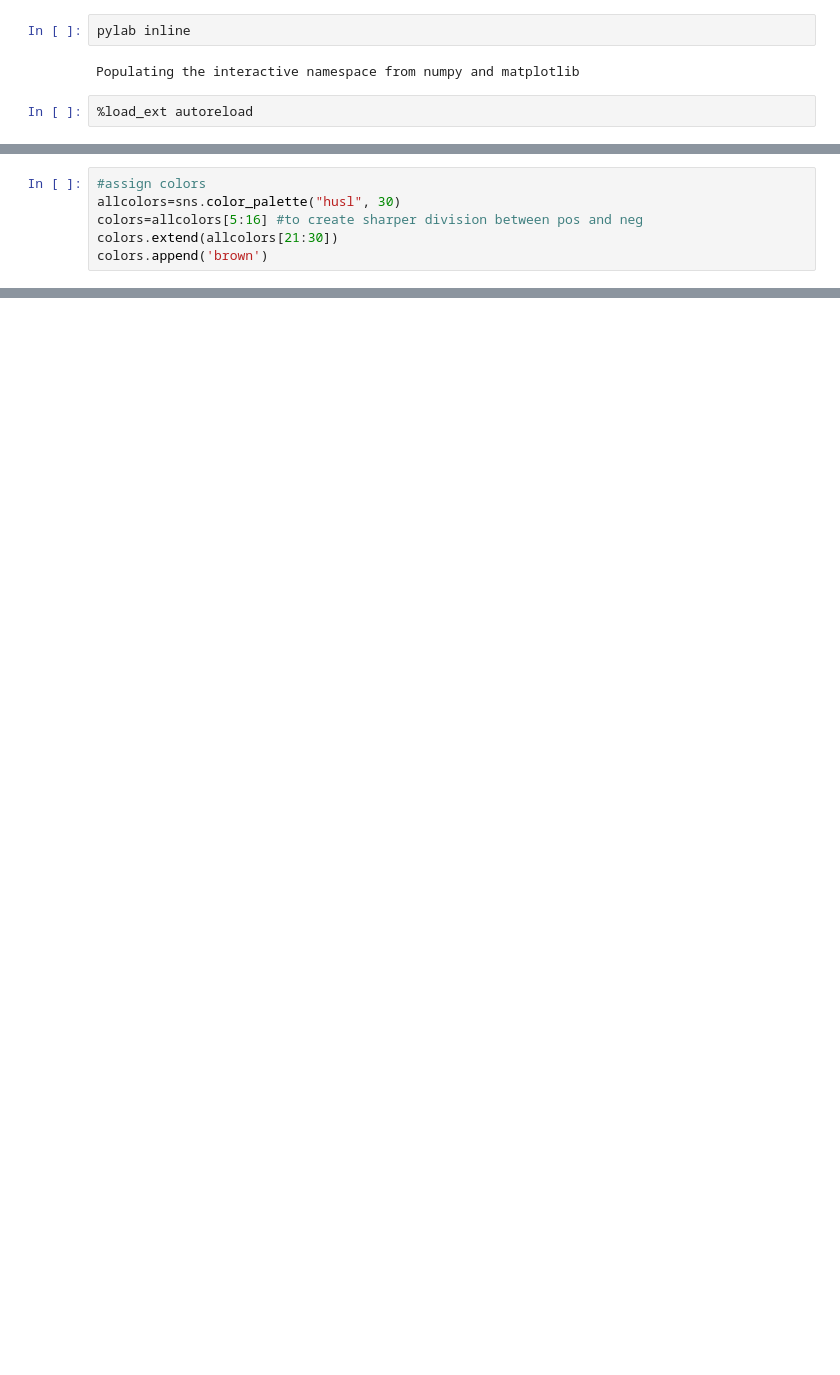
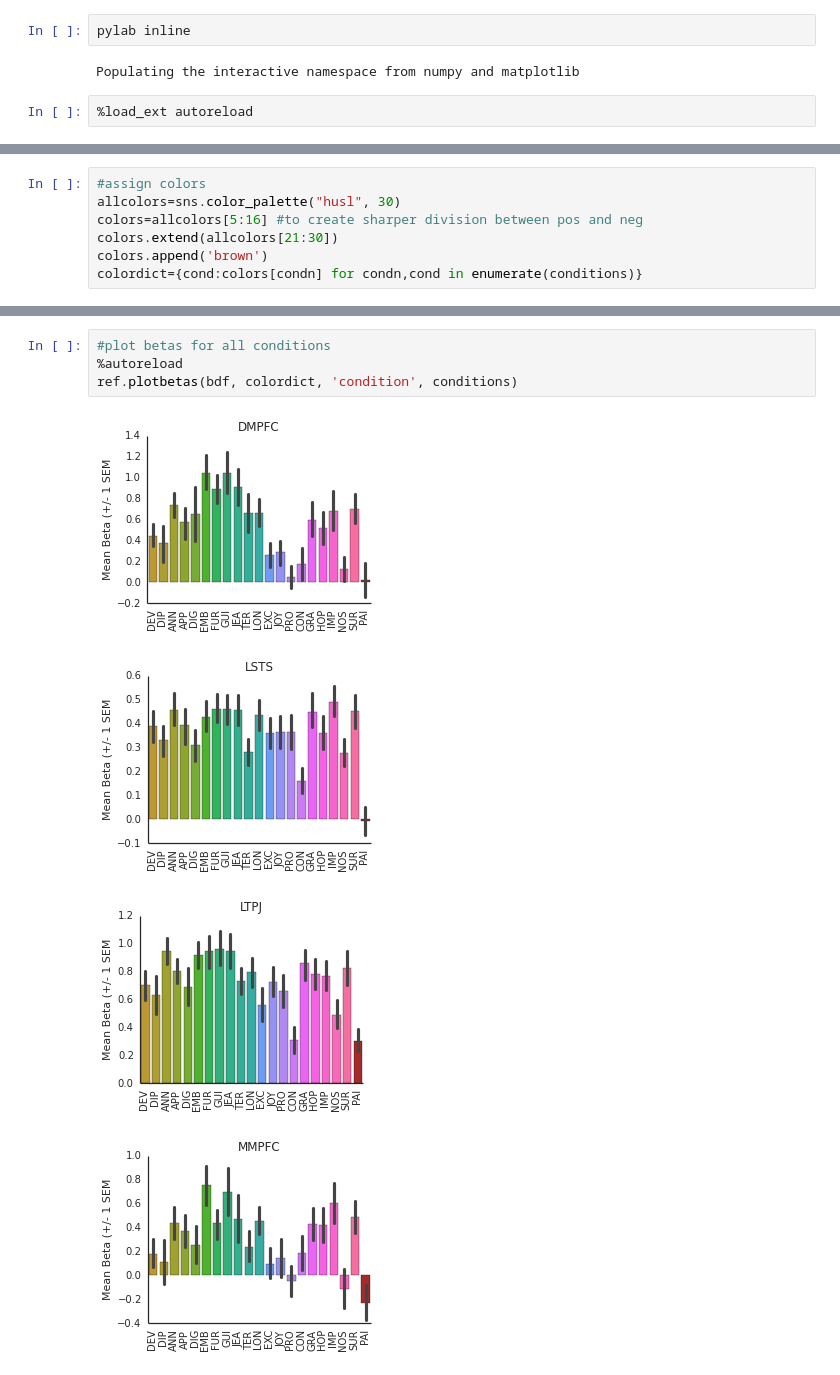
Before and after one commit to askerry/pyanal, a Jupyter notebook: roiextractionFGE_PP.ipynb, the cells around one changed output, grey strips where cells are left out. Drawn from its saved outputs; the diff is of its cells as text; blank space fills up the shorter version.

```diff
--- a/roiextractionFGE_PP.ipynb
+++ b/roiextractionFGE_PP.ipynb
@@ -29,5 +39,6 @@ allcolors=sns.color_palette("husl", 30)
 colors=allcolors[5:16] #to create sharper division between pos and neg
 colors.extend(allcolors[21:30])
 colors.append('brown')
+colordict={cond:colors[condn] for condn,cond in enumerate(conditions)}
 # %%
 #specify sets of conditions to combine and compare
@@ -51,0 +115,9 @@ ref.compareconds(studydir,roidir,taskname,roilist,comparisons,subjlist)
+# %%
+#plot betas for all conditions
+%autoreload
+ref.plotbetas(bdf, colordict, 'condition', conditions)
+# %% [output]
+[figure, added]
+[figure, added]
+[figure, added]
+[figure, added]
```
Also changed, not shown: parts of 21 cells of this notebook, 7 other files.
